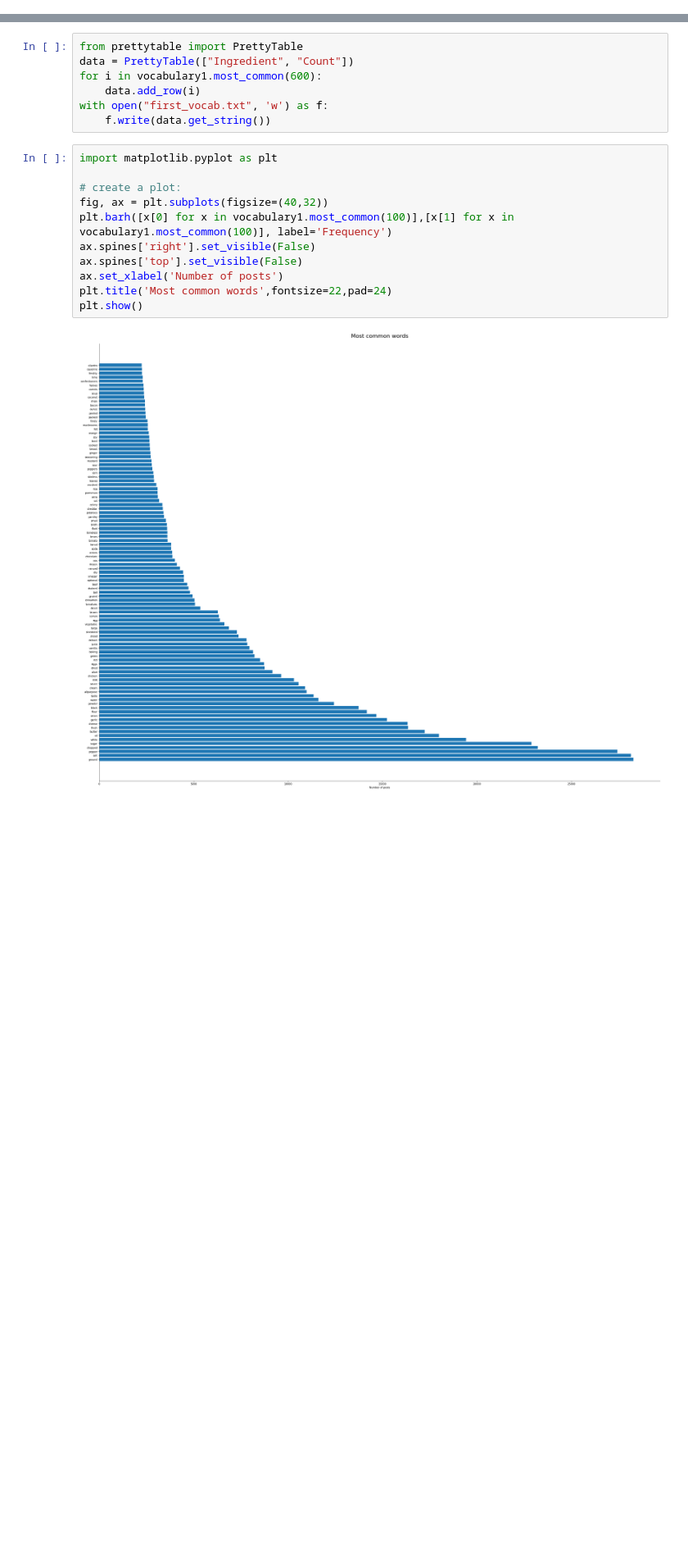
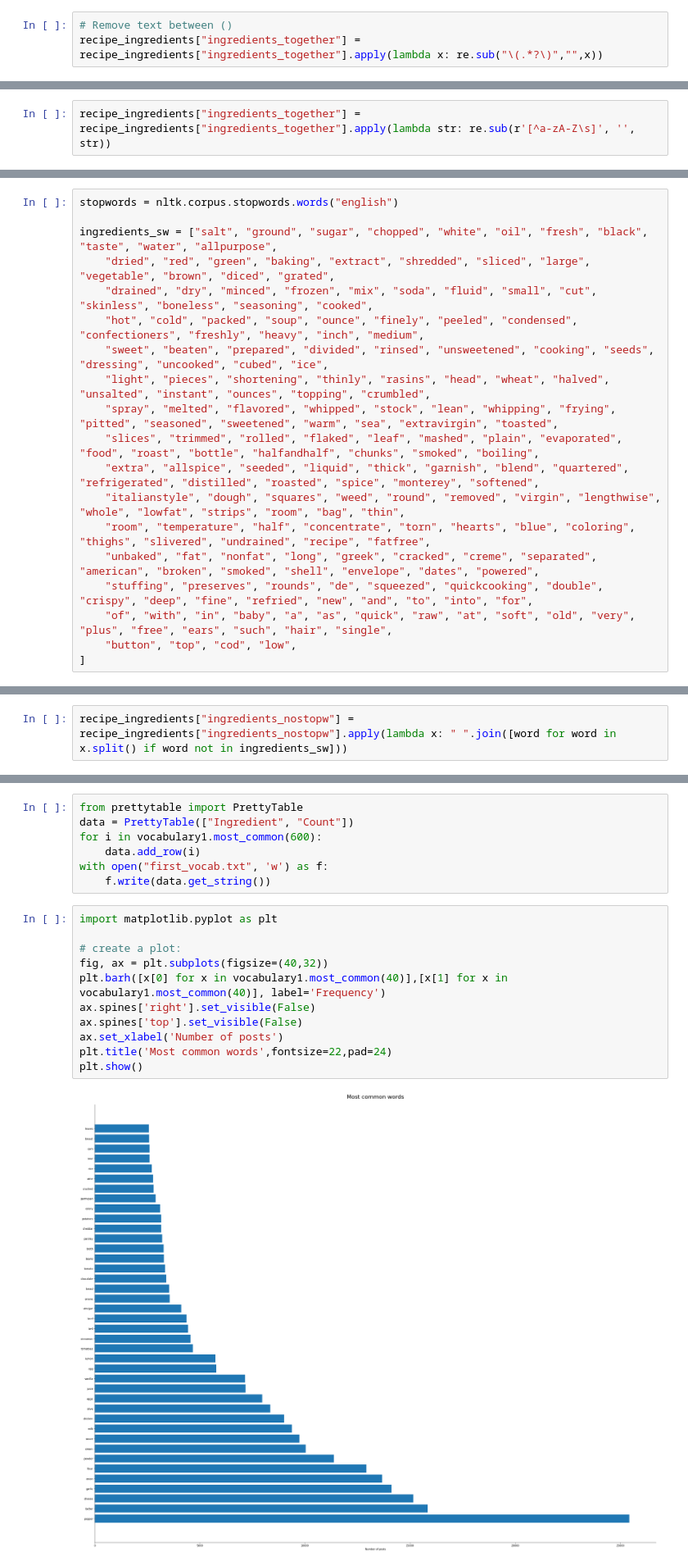
Before and after one commit to jabrahamvm/Recipe-Recommender, a Jupyter notebook: ingredients.ipynb, the cells around one changed output, grey strips where cells are left out. Shown at 82% size. Cells and saved outputs as stored; diff of their text form; blank space fills up the shorter version.

Commit message:
Added ingredients stopwords

```diff
--- a/ingredients.ipynb
+++ b/ingredients.ipynb
@@ -32,6 +32,9 @@ recipe_ingredients["ingredients_together"].head()
 Name: ingredients_together, dtype: object
 # %% [markdown]
 ### Cleaning our ingredients
+# %%
+# Remove text between ()
+recipe_ingredients["ingredients_together"] = recipe_ingredients["ingredients_together"].apply(lambda x: re.sub("\(.*?\)","",x))
 # %%
 import string
 """Punctuation Removal"""
@@ -41,3 +44,5 @@ def remove_punctuations(text):
     return text
 # %%
 recipe_ingredients["ingredients_together"] = recipe_ingredients["ingredients_together"].apply(remove_punctuations)
+# %%
+recipe_ingredients["ingredients_together"] = recipe_ingredients["ingredients_together"].apply(lambda str: re.sub(r'[^a-zA-Z\s]', '', str))
@@ -48,5 +62,26 @@ stopwords = nltk.corpus.stopwords.words("english")
+# %%
+stopwords = nltk.corpus.stopwords.words("english")
+
+ingredients_sw = ["salt", "ground", "sugar", "chopped", "white", "oil", "fresh", "black", "taste", "water", "allpurpose",
+    "dried", "red", "green", "baking", "extract", "shredded", "sliced", "large", "vegetable", "brown", "diced", "grated",
+    "drained", "dry", "minced", "frozen", "mix", "soda", "fluid", "small", "cut", "skinless", "boneless", "seasoning", "cooked",
+    "hot", "cold", "packed", "soup", "ounce", "finely", "peeled", "condensed", "confectioners", "freshly", "heavy", "inch", "medium",
+    "sweet", "beaten", "prepared", "divided", "rinsed", "unsweetened", "cooking", "seeds", "dressing", "uncooked", "cubed", "ice",
+    "light", "pieces", "shortening", "thinly", "rasins", "head", "wheat", "halved", "unsalted", "instant", "ounces", "topping", "crumbled",
+    "spray", "melted", "flavored", "whipped", "stock", "lean", "whipping", "frying", "pitted", "seasoned", "sweetened", "warm", "sea", "extravirgin", "toasted",
+    "slices", "trimmed", "rolled", "flaked", "leaf", "mashed", "plain", "evaporated", "food", "roast", "bottle", "halfandhalf", "chunks", "smoked", "boiling",
+    "extra", "allspice", "seeded", "liquid", "thick", "garnish", "blend", "quartered", "refrigerated", "distilled", "roasted", "spice", "monterey", "softened",
+    "italianstyle", "dough", "squares", "weed", "round", "removed", "virgin", "lengthwise", "whole", "lowfat", "strips", "room", "bag", "thin",
+    "room", "temperature", "half", "concentrate", "torn", "hearts", "blue", "coloring", "thighs", "slivered", "undrained", "recipe", "fatfree",
+    "unbaked", "fat", "nonfat", "long", "greek", "cracked", "creme", "separated", "american", "broken", "smoked", "shell", "envelope", "dates", "powered",
+    "stuffing", "preserves", "rounds", "de", "squeezed", "quickcooking", "double", "crispy", "deep", "fine", "refried", "new", "and", "to", "into", "for",
+    "of", "with", "in", "baby", "a", "as", "quick", "raw", "at", "soft", "old", "very", "plus", "free", "ears", "such", "hair", "single",
+    "button", "top", "cod", "low",
+]
 # %%
 recipe_ingredients["ingredients_nostopw"] = recipe_ingredients["ingredients_together"].apply(lambda x: " ".join([word for word in x.split() if word not in stopwords]))
+# %%
+recipe_ingredients["ingredients_nostopw"] = recipe_ingredients["ingredients_nostopw"].apply(lambda x: " ".join([word for word in x.split() if word not in ingredients_sw]))
 # %%
 vocabulary1 = nltk.FreqDist()
 
@@ -102,13 +137,13 @@ with open("first_vocab.txt", 'w') as f:
 # %%
 import matplotlib.pyplot as plt
 
 # create a plot:
 fig, ax = plt.subplots(figsize=(40,32))
-plt.barh([x[0] for x in vocabulary1.most_common(100)],[x[1] for x in vocabulary1.most_common(100)], label='Frequency')
+plt.barh([x[0] for x in vocabulary1.most_common(40)],[x[1] for x in vocabulary1.most_common(40)], label='Frequency')
 ax.spines['right'].set_visible(False)
 ax.spines['top'].set_visible(False)
 ax.set_xlabel('Number of posts')
 plt.title('Most common words',fontsize=22,pad=24)
 plt.show()
 # %% [output]
-[figure, old version]
+[figure, new version]
```
Also changed, not shown: parts of 9 cells of this notebook, 1 other file.
